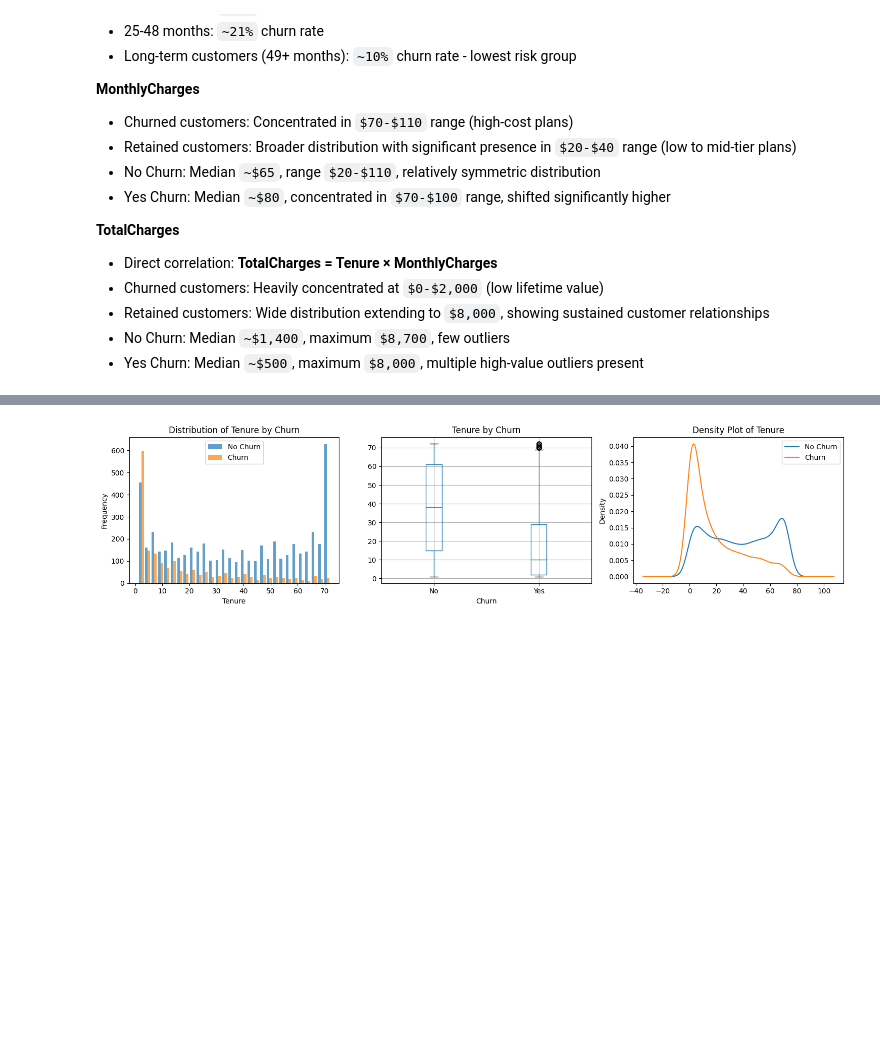
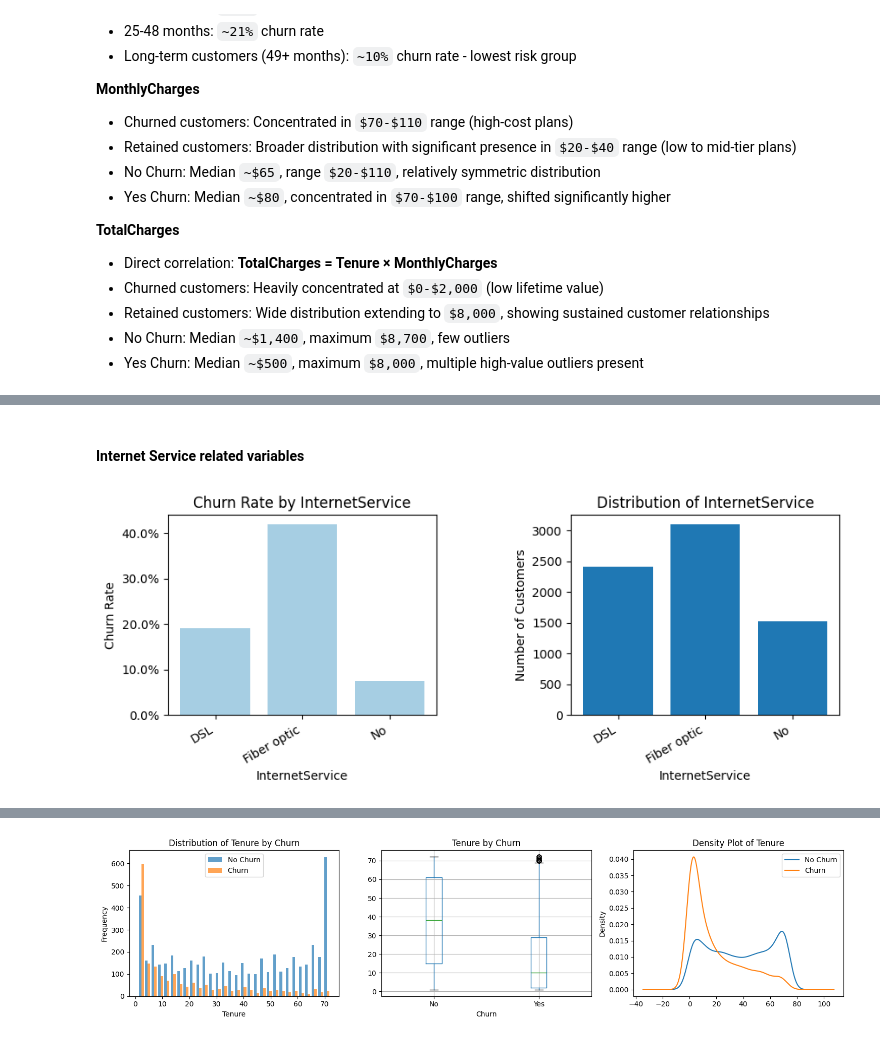
Before and after one commit to nh-adorie/adorie-data-projects, a Jupyter notebook: telco-customer-churn/main.py.ipynb, the cells around one changed output, grey strips where cells are left out. Saved outputs shown, nothing was run; the diff lists cells and outputs as text; code cells hidden in the pictures; blank space fills up the shorter version.

```diff
--- a/telco-customer-churn/main.py.ipynb
+++ b/telco-customer-churn/main.py.ipynb
@@ -354,0 +406,6 @@ for col in col_to_visualize:
+# %% [markdown]
+#### Internet Service related variables
+# %%
+bar_chart_churn_rate(df1, 'InternetService')
+# %% [output]
+[figure, added]
```
Also changed, not shown: parts of 32 cells of this notebook.
